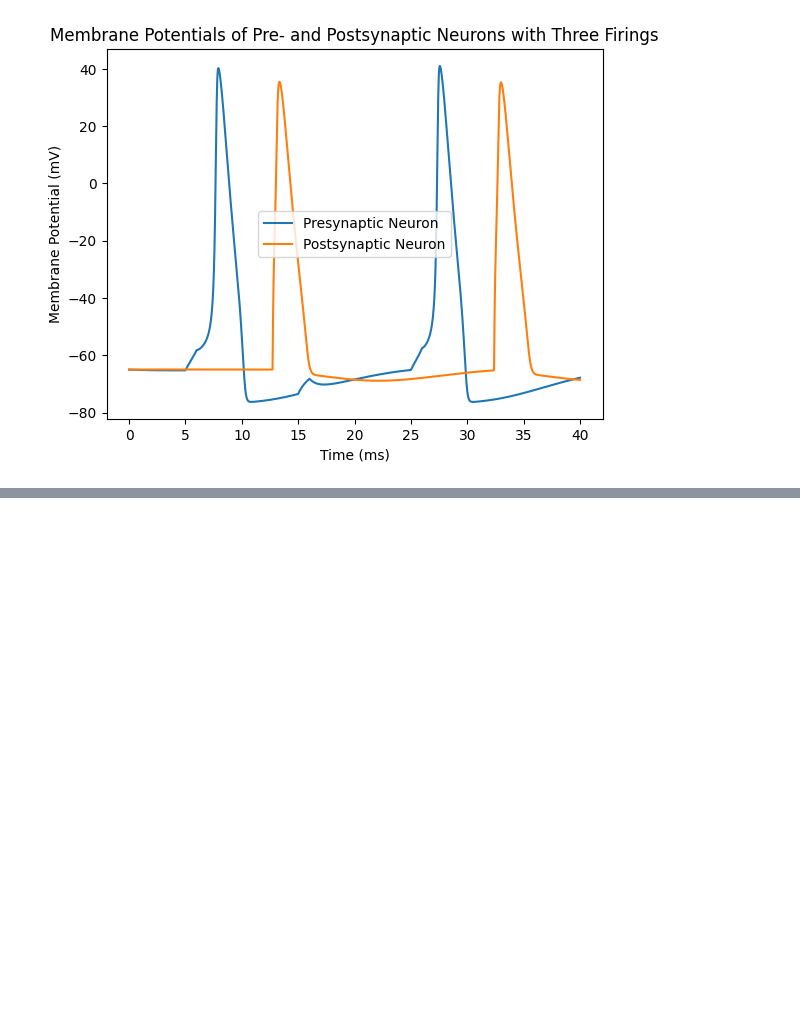
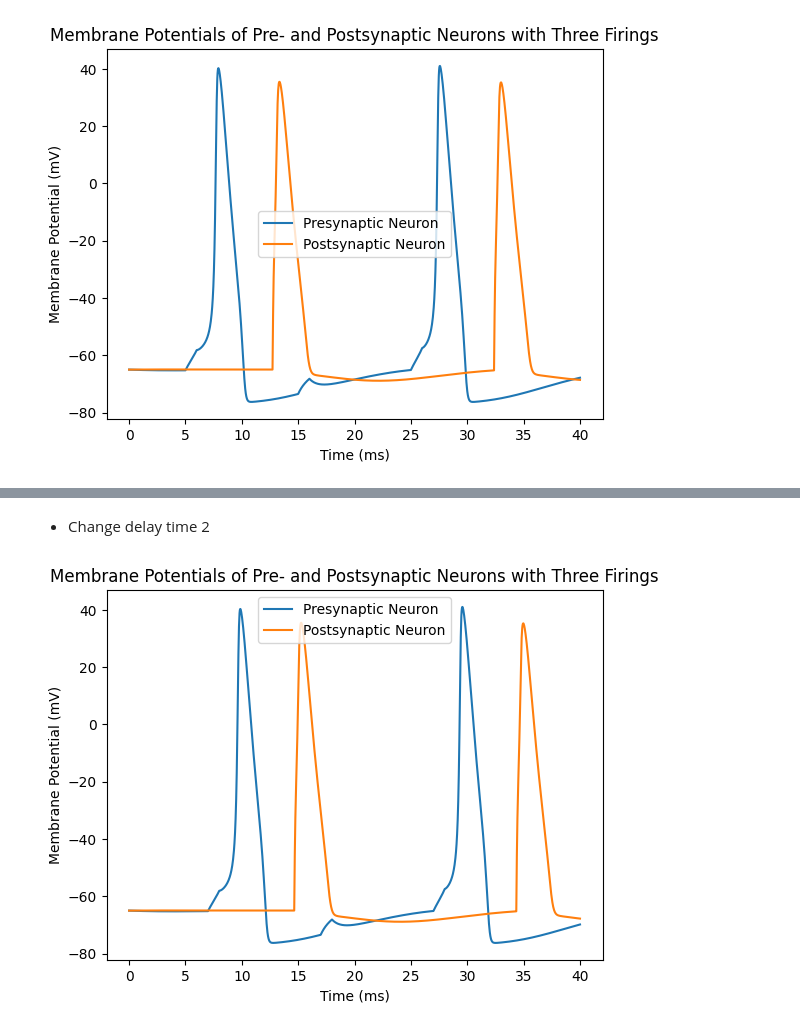
Before and after one commit to yengiang/COMP415-Project, a Jupyter notebook: NEURON_guide.ipynb, the cells around one changed output, grey strips where cells are left out. Saved outputs shown, nothing was run; the diff lists cells and outputs as text; code cells hidden in the pictures; blank space fills up the shorter version.

```diff
--- a/NEURON_guide.ipynb
+++ b/NEURON_guide.ipynb
@@ -99,0 +380,52 @@ plt.show()
+# %% [markdown]
+- Change delay time 2
+# %%
+# Create pre- and postsynaptic neurons with different ion channel densities if desired
+pre_neuron = SimpleNeuron(sodium_density=0.15, potassium_density=0.04)  # Adjust densities as needed
+post_neuron = SimpleNeuron(sodium_density=0.12, potassium_density=0.036)
+
+# Create a synapse on the postsynaptic neuron
+syn = h.ExpSyn(post_neuron.soma(0.5))  # Exponential synapse at the midpoint of the postsynaptic soma
+syn.tau = 2  # Synaptic time constant (ms)
+
+# Connect the presynaptic neuron to the postsynaptic synapse
+netcon = h.NetCon(pre_neuron.soma(0.5)._ref_v, syn, sec=pre_neuron.soma)  # Link voltage to synapse
+netcon.weight[0] = 0.1  # Set initial synaptic weight
+netcon.delay = 5  # Transmission delay (ms)
+
+# Apply multiple current stimuli to the presynaptic neuron
+stim1 = h.IClamp(pre_neuron.soma(0.5))  # First stimulus
+stim1.delay = 7  # Start time of first stimulus (ms)
+stim1.dur = 1  # Duration of first stimulus (ms)
+stim1.amp = 0.1  # Amplitude of first stimulus (nA)
+
+stim2 = h.IClamp(pre_neuron.soma(0.5))  # Second stimulus
+stim2.delay = 17  # Start time for the second pulse (ms)
+stim2.dur = 1  # Duration of the second pulse (ms)
+stim2.amp = 0.1  # Amplitude of the second pulse (nA)
+
+stim3 = h.IClamp(pre_neuron.soma(0.5))  # Third stimulus
+stim3.delay = 27  # Start time for the third pulse (ms)
+stim3.dur = 1  # Duration of the third pulse (ms)
+stim3.amp = 0.1  # Amplitude of the third pulse (nA)
+
+# Record time and membrane potentials for both neurons
+t = h.Vector().record(h._ref_t)  # Record simulation time
+v_pre = h.Vector().record(pre_neuron.soma(0.5)._ref_v)  # Record voltage from presynaptic neuron
+v_post = h.Vector().record(post_neuron.soma(0.5)._ref_v)  # Record voltage from postsynaptic neuron
+
+# Run the simulation
+h.tstop = 40  # Simulation stop time (ms)
+h.run()
+
+# Plotting the results using matplotlib
+plt.figure()
+plt.plot(t, v_pre, label='Presynaptic Neuron')
+plt.plot(t, v_post, label='Postsynaptic Neuron')
+plt.xlabel('Time (ms)')
+plt.ylabel('Membrane Potential (mV)')
+plt.title('Membrane Potentials of Pre- and Postsynaptic Neurons with Three Firings')
+plt.legend()
+plt.show()
+# %% [output]
+[figure, added]
```
Also changed, not shown: parts of 22 cells of this notebook.
